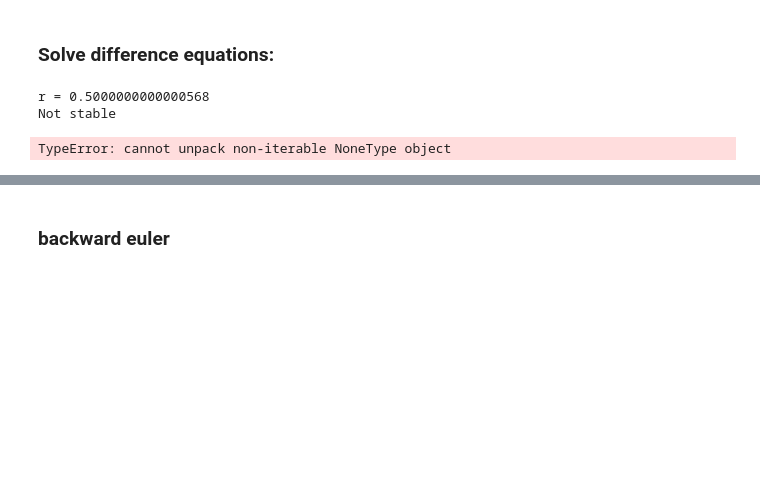
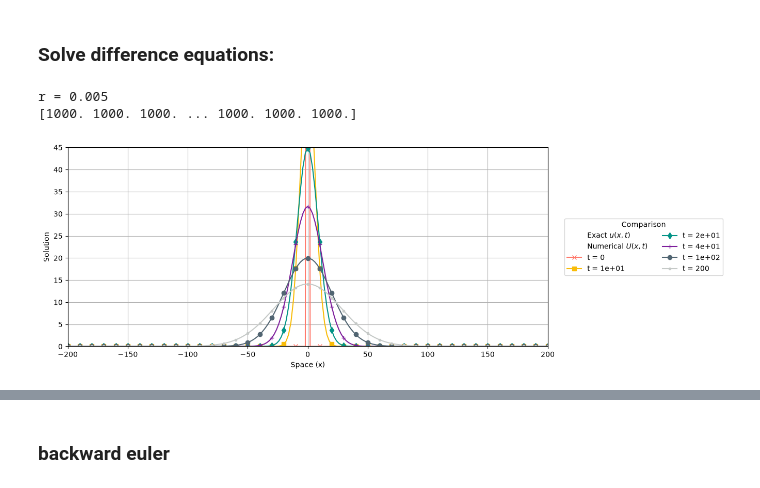
Before and after one commit to Sahithi-03/Air-Pollution, a Jupyter notebook: 1D-Numerical/Toy_Problem.ipynb, the cells around one changed output, grey strips where cells are left out. Saved outputs shown, nothing was run; the diff lists cells and outputs as text; code cells hidden in the pictures; blank space fills up the shorter version.

```diff
--- a/Numerical toy probolem.ipynb
+++ b/1D-Numerical/Toy_Problem.ipynb
@@ -125,9 +125,10 @@ def solve_forward(D, mass, L, T=200, N=20000, density = 100 ,
     return U, x, t, total_mass
 # %%
 D, mass = 2.0, 1000
-U, x, t, m = solve_forward(D, mass, L=200,)
+U, x, t, m = solve_forward(D, mass, L=200)
+#not stable
 # %% [output]
-r = 0.5000000000000568
-Not stable
+r = 0.005
+[1000. 1000. 1000. ... 1000. 1000. 1000.]
-TypeError: cannot unpack non-iterable NoneType object
+[figure, added]
 # %%
```
Also changed, not shown: parts of 2 cells of this notebook, 6 other files.
